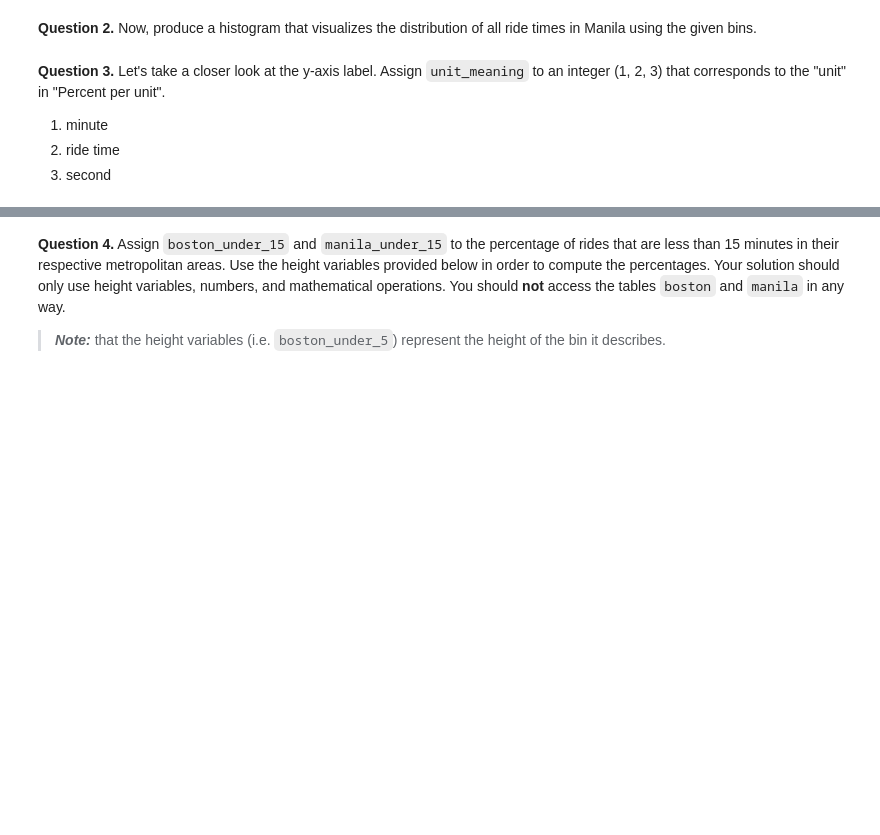
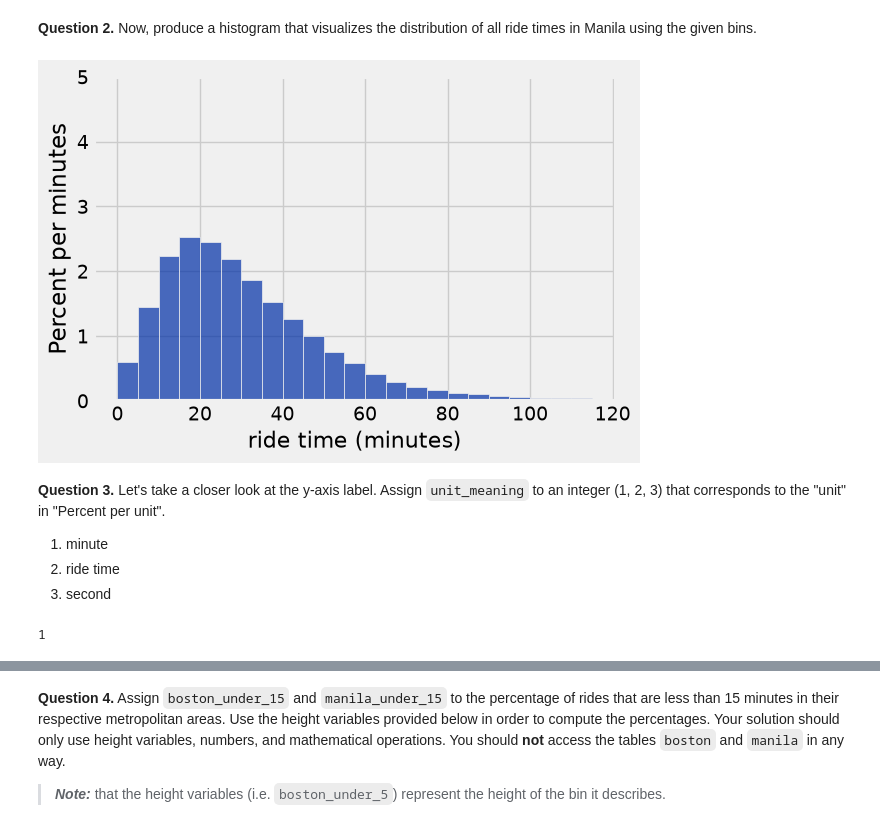
Before and after one commit to Ilawrenc08/Intro-to-Data-Analytics, a Jupyter notebook: OneDrive_2_9-11-2026/Homework 3 - Visualizations/hw03.ipynb, the cells around one changed output, grey strips where cells are left out. Drawn from its saved outputs; the diff is of its cells as text; code cells hidden in the pictures; blank space fills up the shorter version.

```diff
--- a/OneDrive_2_9-11-2026/Homework 3 - Visualizations/hw03.ipynb
+++ b/OneDrive_2_9-11-2026/Homework 3 - Visualizations/hw03.ipynb
@@ -316,10 +369,12 @@ equal_bins = np.arange(0, 120, 5)
 **Question 2.** Now, produce a histogram that visualizes the distribution of all ride times in Manila using the given bins.
 # %%
 equal_bins = np.arange(0, 120, 5)
-...
+manila.hist('ride time', bins= equal_bins, unit="minutes")
 
 # Don't delete the following line!
 plt.ylim(0, 0.05);
+# %% [output]
+[figure, added]
 # %% [markdown]
 <!-- END QUESTION -->
 
@@ -329,7 +384,9 @@ plt.ylim(0, 0.05);
 2. ride time
 3. second
 # %%
-unit_meaning = ...
+unit_meaning = 1
 unit_meaning
+# %% [output]
+1
 # %%
 grader.check("q3_3")
```
Also changed, not shown: parts of 33 cells of this notebook, 2 other files.
